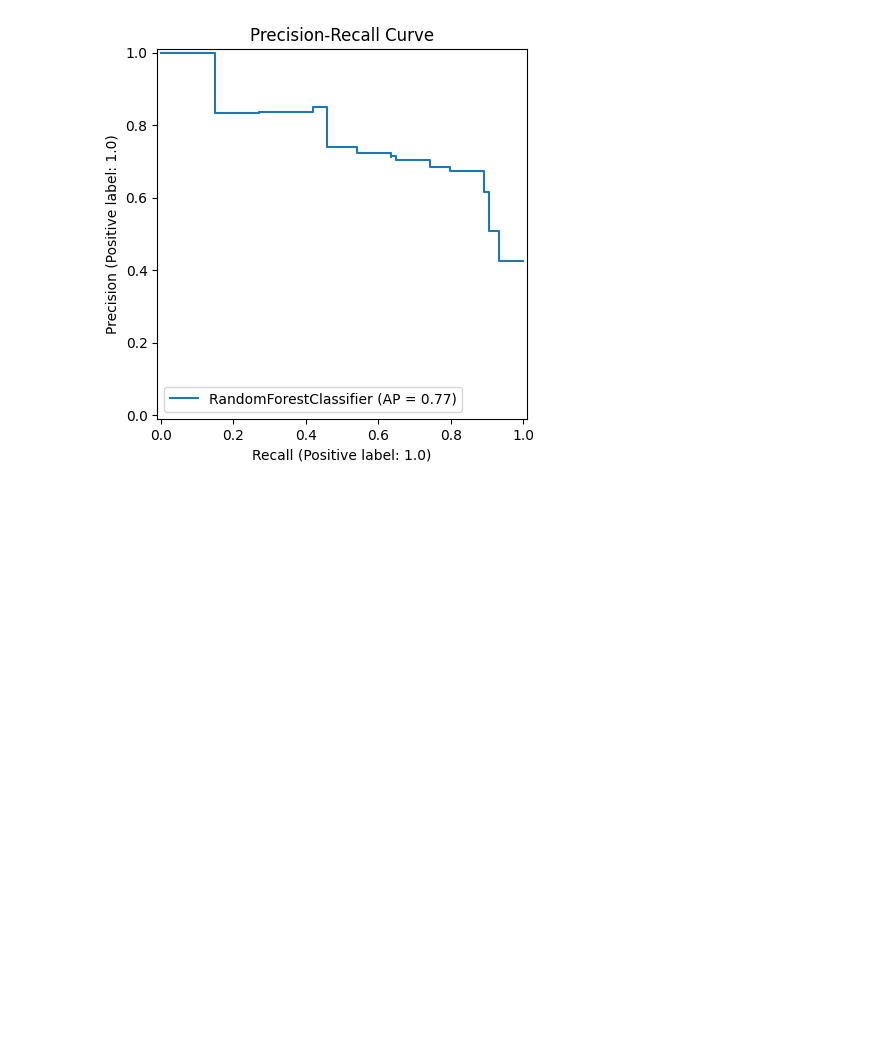
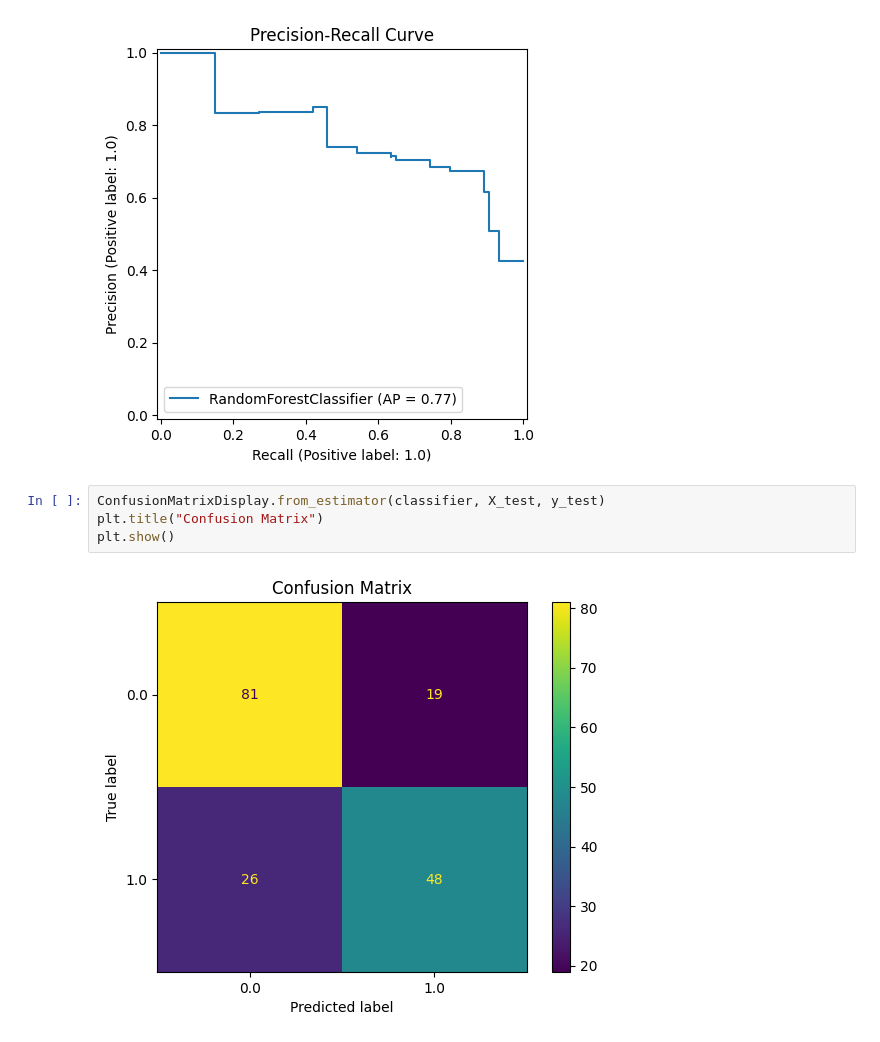
Before and after one commit to Ardalan89/titanic_survival_prediction, a Jupyter notebook: notebooks/random_forest.ipynb, the cells around one changed output. Saved outputs shown, nothing was run; the diff lists cells and outputs as text; blank space fills up the shorter version.

Commit message:
added confusion matrix to random forest

```diff
--- a/notebooks/random_forest.ipynb
+++ b/notebooks/random_forest.ipynb
@@ -115,3 +115,9 @@ plt.title("Precision-Recall Curve")
 plt.show()
 # %% [output]
 [figure]
+# %%
+ConfusionMatrixDisplay.from_estimator(classifier, X_test, y_test)
+plt.title("Confusion Matrix")
+plt.show()
+# %% [output]
+[figure, added]
```
Also changed, not shown: parts of 1 cell of this notebook.
